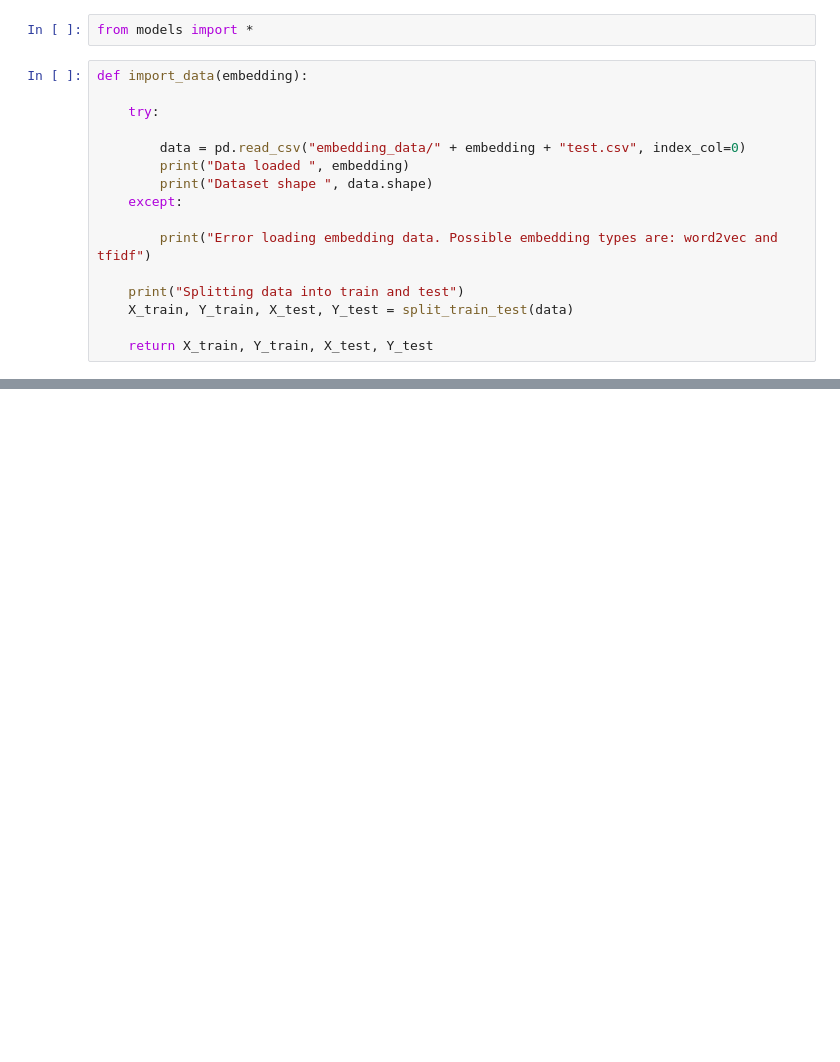
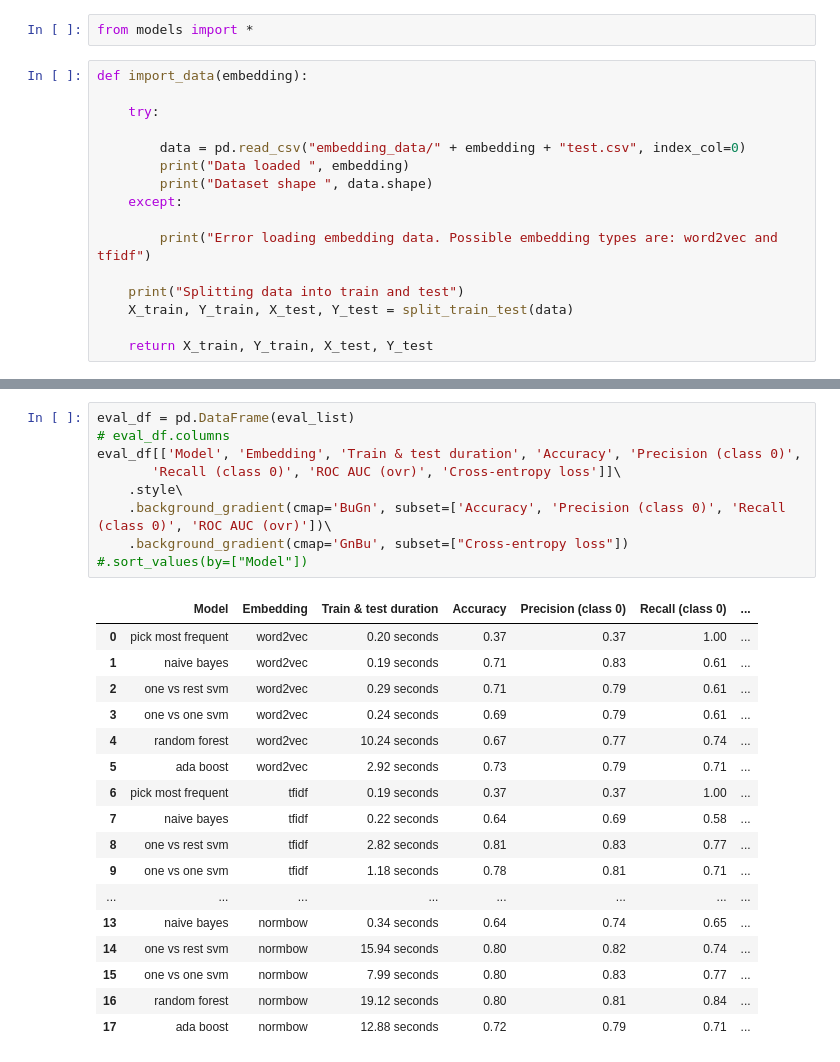
Before and after one commit to ClimateMisinformation/cm-data-science, a Jupyter notebook: models/model_evaluation_pipeline.ipynb, the cells around one changed output, grey strips where cells are left out. Drawn from its saved outputs; the diff is of its cells as text; blank space fills up the shorter version.

```diff
--- a/models/model_evaluation_pipeline.ipynb
+++ b/models/model_evaluation_pipeline.ipynb
@@ -146,0 +162,27 @@ eval_df.style.background_gradient(cmap='BuGn') #.sort_values(by=["Model"])
+# %%
+eval_df = pd.DataFrame(eval_list)
+# eval_df.columns
+eval_df[['Model', 'Embedding', 'Train & test duration', 'Accuracy', 'Precision (class 0)',
+       'Recall (class 0)', 'ROC AUC (ovr)', 'Cross-entropy loss']]\
+    .style\
+    .background_gradient(cmap='BuGn', subset=['Accuracy', 'Precision (class 0)', 'Recall (class 0)', 'ROC AUC (ovr)'])\
+    .background_gradient(cmap='GnBu', subset=["Cross-entropy loss"])
+#.sort_values(by=["Model"])
+# %% [output]
+|  | Model | Embedding | Train & test duration | Accuracy | Precision (class 0) | Recall (class 0) | ... |
+| 0 | pick most frequent | word2vec | 0.20 seconds | 0.37 | 0.37 | 1.00 | ... |
+| 1 | naive bayes | word2vec | 0.19 seconds | 0.71 | 0.83 | 0.61 | ... |
+| 2 | one vs rest svm | word2vec | 0.29 seconds | 0.71 | 0.79 | 0.61 | ... |
+| 3 | one vs one svm | word2vec | 0.24 seconds | 0.69 | 0.79 | 0.61 | ... |
+| 4 | random forest | word2vec | 10.24 seconds | 0.67 | 0.77 | 0.74 | ... |
+| 5 | ada boost | word2vec | 2.92 seconds | 0.73 | 0.79 | 0.71 | ... |
+| 6 | pick most frequent | tfidf | 0.19 seconds | 0.37 | 0.37 | 1.00 | ... |
+| 7 | naive bayes | tfidf | 0.22 seconds | 0.64 | 0.69 | 0.58 | ... |
+| 8 | one vs rest svm | tfidf | 2.82 seconds | 0.81 | 0.83 | 0.77 | ... |
+| 9 | one vs one svm | tfidf | 1.18 seconds | 0.78 | 0.81 | 0.71 | ... |
+| ... | ... | ... | ... | ... | ... | ... | ... |
+| 13 | naive bayes | normbow | 0.34 seconds | 0.64 | 0.74 | 0.65 | ... |
+| 14 | one vs rest svm | normbow | 15.94 seconds | 0.80 | 0.82 | 0.74 | ... |
+| 15 | one vs one svm | normbow | 7.99 seconds | 0.80 | 0.83 | 0.77 | ... |
+| 16 | random forest | normbow | 19.12 seconds | 0.80 | 0.81 | 0.84 | ... |
+| 17 | ada boost | normbow | 12.88 seconds | 0.72 | 0.79 | 0.71 | ... |
```
Also changed, not shown: parts of 3 cells of this notebook, 1 other file.
